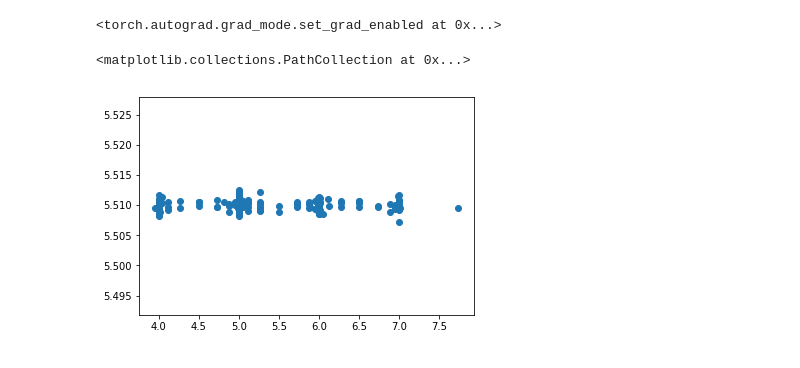
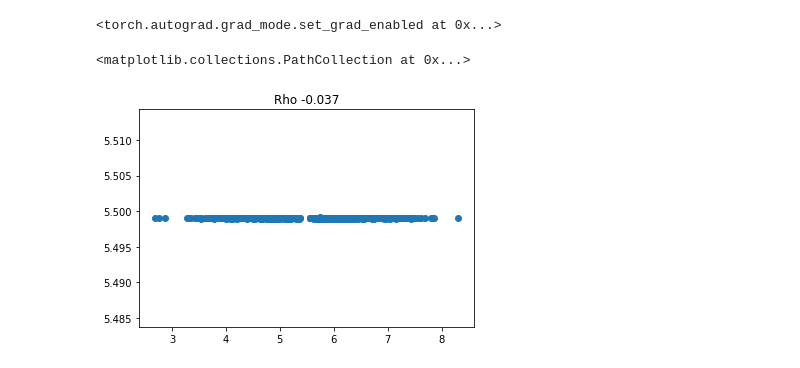
Before and after one commit to huangeddie/ML-Aesthetics-NIMA, a Jupyter notebook: ava_classifier.ipynb, the cells around one changed output. Cells and saved outputs as stored; diff of their text form; code cells hidden in the pictures.

```diff
--- a/ava_classifier.ipynb
+++ b/ava_classifier.ipynb
@@ -46,12 +54,11 @@ plt.plot(a_label)
 # %% [markdown]
 # Model
 # %%
-from models import Classifier
 import torch
 import torch.nn.functional as F
 
 device = torch.device("cuda" if torch.cuda.is_available() else "cpu")
-model = Classifier(10)
+model = Model(10)
 
 optimizer = torch.optim.Adam(model.parameters(), lr=1e-5)
 # %%
@@ -142,22 +142,24 @@ def compute_mean_scores(batch_norm_votes):
     means = weighted_votes.sum(dim=1)
     return means
 # %%
+from scipy.stats import spearmanr
 model.to(device)
 true_scores = []
 pred_scores = []
 for data, labels in tqdm(test_loader):
     data = data.to(device)
-    labels = labels.float().to(device)
-    labels = torch.nn.functional.softmax(labels, dim=1)
+    labels = labels.to(device)
     preds = model(data)
 
     label_scores = compute_mean_scores(labels.cpu())
     batch_pred_scores = compute_mean_scores(preds.cpu())
     for i in range(len(label_scores)):
         true_scores.append(label_scores[i].item())
         pred_scores.append(batch_pred_scores[i].item())
 
+rho, _ = spearmanr(true_scores, pred_scores)
+plt.title('Rho {:.3f}'.format(rho))
 plt.scatter(true_scores, pred_scores)
 # %% [output]
 <matplotlib.collections.PathCollection at 0x...>
-[figure, old version]
+[figure, new version]
```
Also changed, not shown: parts of 7 cells of this notebook, 2 other files.
